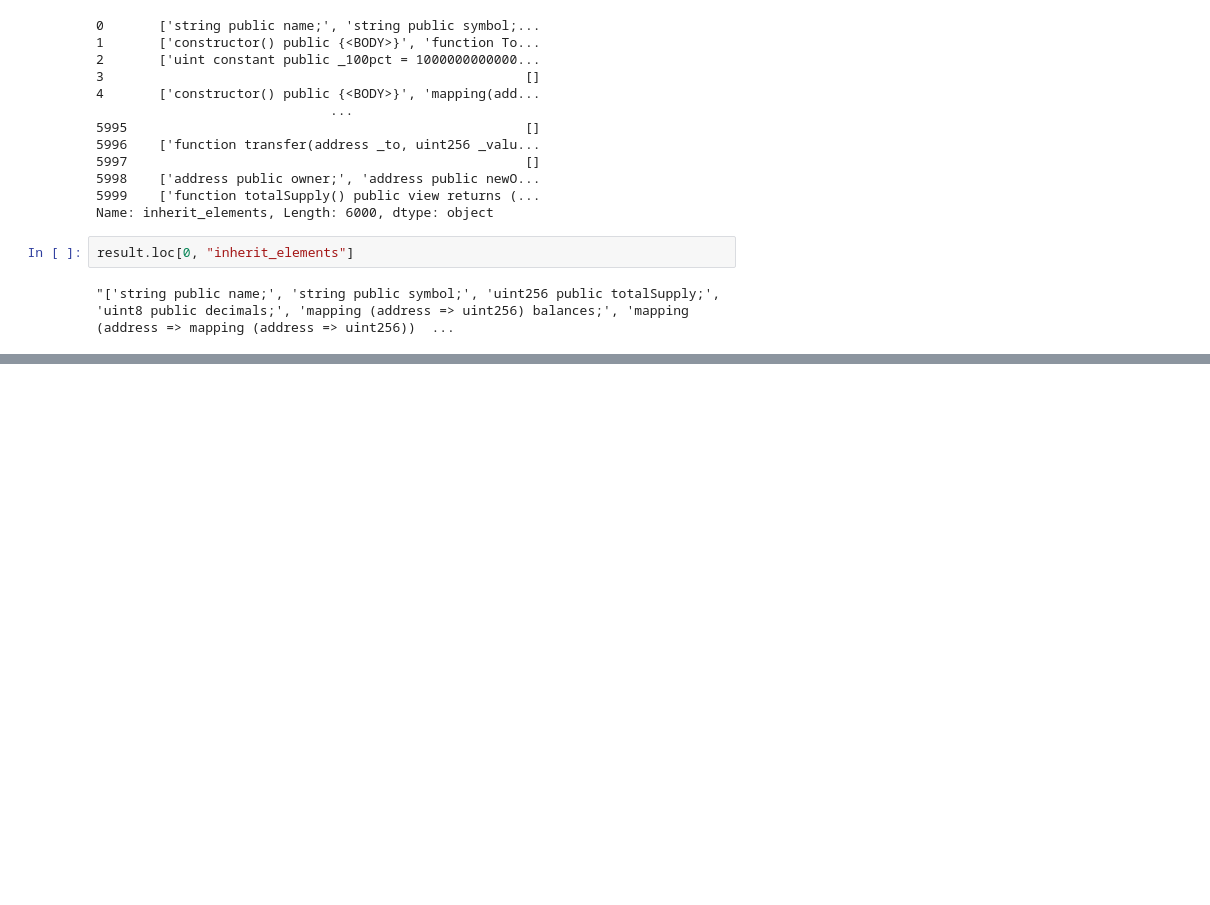
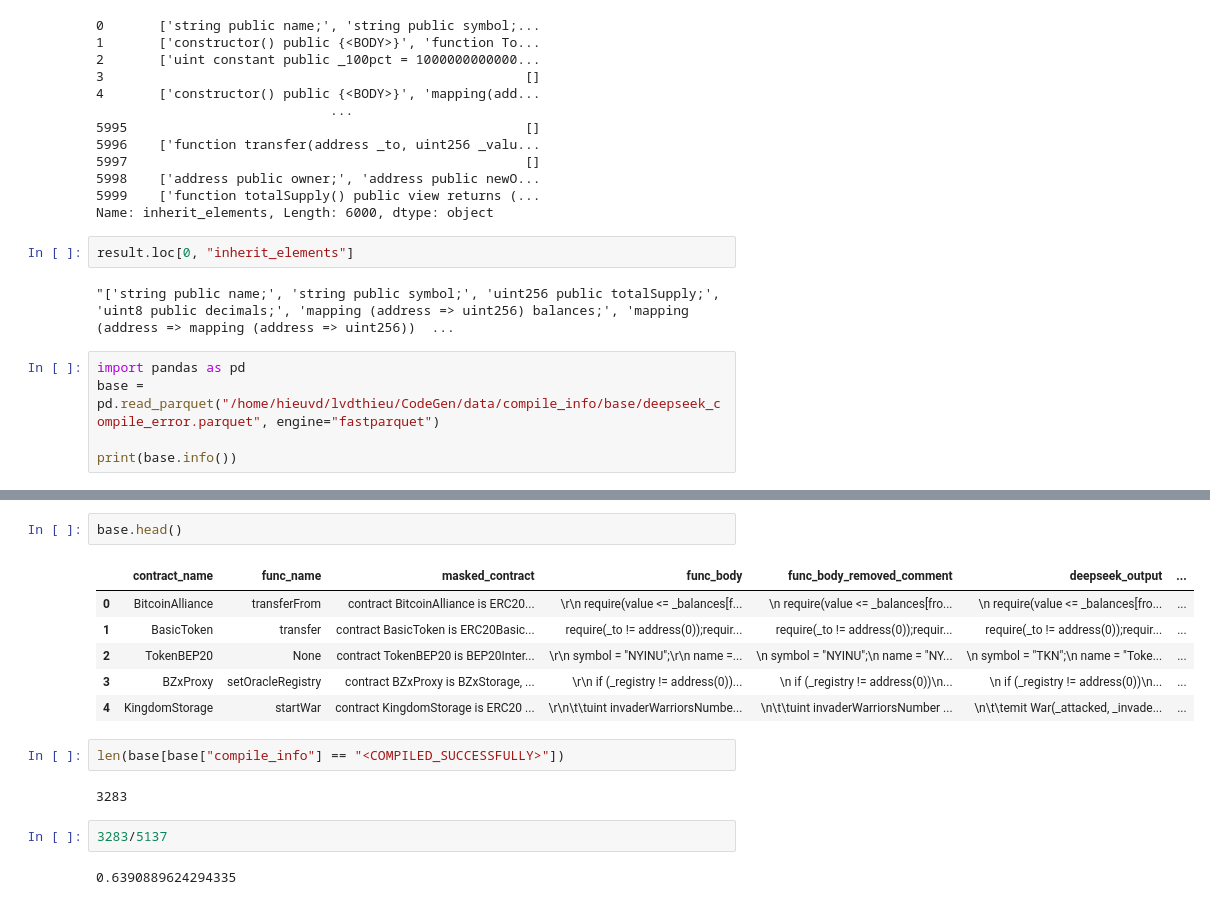
Before and after one commit to echodrift/code-generation, a Jupyter notebook: experiment/playground.ipynb, the cells around one changed output, grey strips where cells are left out. Drawn from its saved outputs; the diff is of its cells as text; blank space fills up the shorter version.

```diff
--- a/experiment/playground.ipynb
+++ b/experiment/playground.ipynb
@@ -824,3 +824,8 @@ Name: inherit_elements, Length: 6000, dtype: object
 result.loc[0, "inherit_elements"]
 # %% [output]
 "['string public name;', 'string public symbol;', 'uint256 public totalSupply;', 'uint8 public decimals;', 'mapping (address => uint256) balances;', 'mapping (address => mapping (address => uint256))  ...
+# %%
+import pandas as pd
+base = pd.read_parquet("/home/hieuvd/lvdthieu/CodeGen/data/compile_info/base/deepseek_compile_error.parquet", engine="fastparquet")
+
+print(base.info())
@@ -826,0 +851,17 @@ result.loc[0, "inherit_elements"]
+# %%
+base.head()
+# %% [output]
+|  | contract_name | func_name | masked_contract | func_body | func_body_removed_comment | deepseek_output | ... |
+| 0 | BitcoinAlliance | transferFrom | contract BitcoinAlliance is ERC20... | \r\n require(value <= _balances[f... | \n require(value <= _balances[fro... | \n require(value <= _balances[fro... | ... |
+| 1 | BasicToken | transfer | contract BasicToken is ERC20Basic... | require(_to != address(0));requir... | require(_to != address(0));requir... | require(_to != address(0));requir... | ... |
+| 2 | TokenBEP20 | None | contract TokenBEP20 is BEP20Inter... | \r\n symbol = "NYINU";\r\n name =... | \n symbol = "NYINU";\n name = "NY... | \n symbol = "TKN";\n name = "Toke... | ... |
+| 3 | BZxProxy | setOracleRegistry | contract BZxProxy is BZxStorage, ... | \r\n if (_registry != address(0))... | \n if (_registry != address(0))\n... | \n if (_registry != address(0))\n... | ... |
+| 4 | KingdomStorage | startWar | contract KingdomStorage is ERC20 ... | \r\n\t\tuint invaderWarriorsNumbe... | \n\t\tuint invaderWarriorsNumber ... | \n\t\temit War(_attacked, _invade... | ... |
+# %%
+len(base[base["compile_info"] == "<COMPILED_SUCCESSFULLY>"])
+# %% [output]
+3283
+# %%
+3283/5137
+# %% [output]
+0.6390889624294335
```
Also changed, not shown: parts of 16 cells of this notebook, 4 other files.
